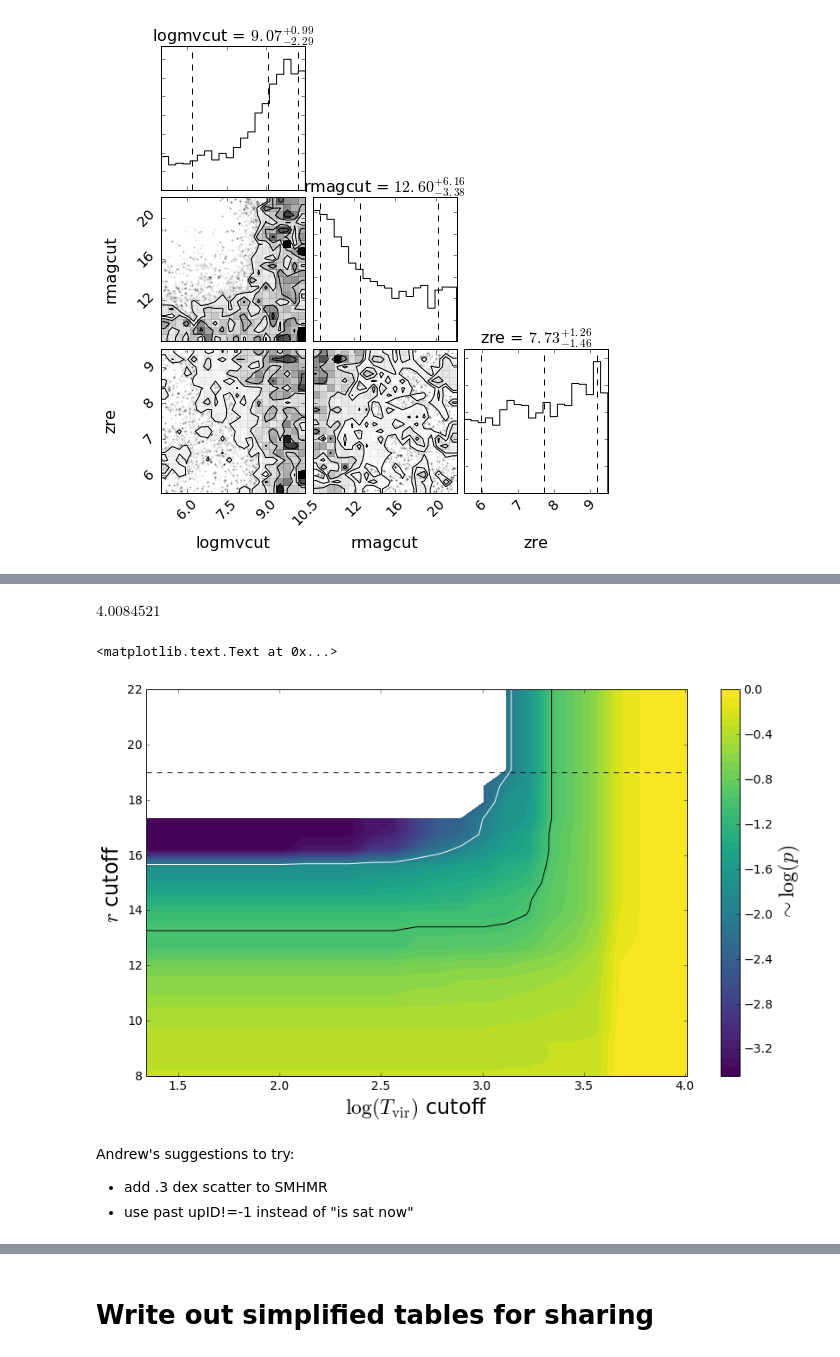
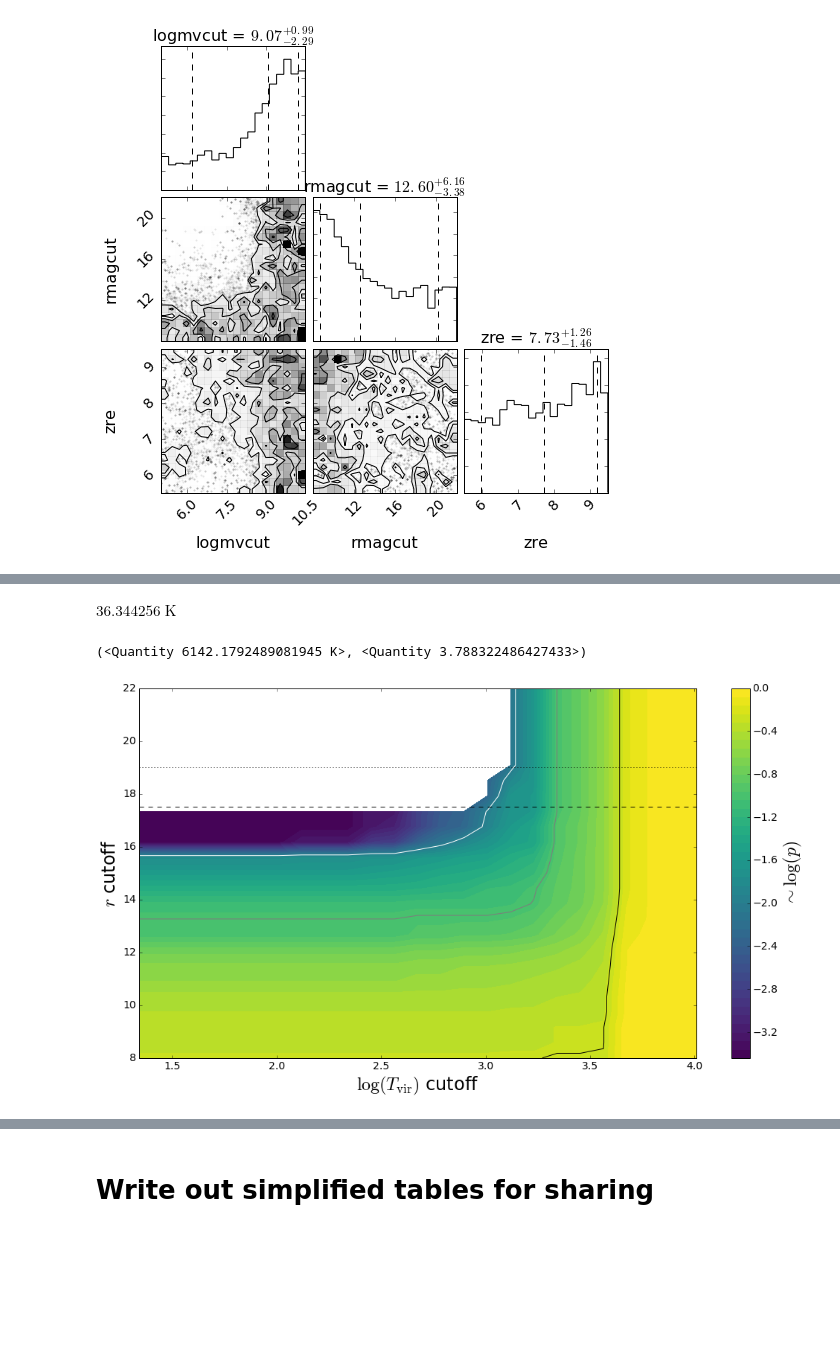
Before and after one commit to eteq/galvis, a Jupyter notebook: Probabilistic Experiments.ipynb, the cells around one changed output, grey strips where cells are left out. Saved outputs shown, nothing was run; the diff lists cells and outputs as text; code cells hidden in the pictures; blank space fills up the shorter version.

```diff
--- a/Probabilistic Experiments.ipynb
+++ b/Probabilistic Experiments.ipynb
@@ -297,23 +346,34 @@ def lmtoltvir(lmvir):
     lrvir = lmvirtolrvir(lmvir)
     vsq = cnst.G * 10**lmvir/10**lrvir * (u.solMass/u.kpc)
     return np.log10((0.6 * cnst.m_p*vsq / 2 / cnst.k_B)/u.K)
-lmtoltvir(9.5)
-# %% [output]
-$4.0084521 \; \mathrm{}$
+# %%
+(0.6*cnst.m_p*(u.km/u.s)**2 / 2 / cnst.k_B).decompose()
+# %% [output]
+$36.344256 \; \mathrm{K}$
+# %%
+def v_to_tvir(v):
+    res = (0.6 * cnst.m_p*v**2 / 2 / cnst.k_B)
+    return res.to(u.K)
+def tvir_to_v(tvir):
+    vsq = (tvir/0.6/cnst.m_p * 2 * cnst.k_B)
+    return (vsq**0.5).to(u.km/u.s)
+#barkana&loeb 99 say Vc~13 km/s is the evaporation vutoff
+tv_cut = v_to_tvir(13*u.km/u.s)
+tv_cut, np.log10(tv_cut/u.K)
+# %% [output]
+(<Quantity 6142.1792489081945 K>, <Quantity 3.788322486427433>)
 # %%
 pish = np.mean(lnl, axis=2)
 pish -= np.max(pish)
 
 plt.contourf(lmtoltvir(lmvg[:,:,0]), rmg[:,:,0], pish, 50)
 plt.colorbar().set_label(r'$\sim \log(p)$', fontsize=24)
-plt.contour(lmtoltvir(lmvg[:,:,0]), rmg[:,:,0], pish, [-2, -1], cmap='Greys')
-plt.axhline(17.5+1.5, c='k', ls='--')
+plt.contour(lmtoltvir(lmvg[:,:,0]), rmg[:,:,0], pish, [-2, -1, np.log10(0.5)], cmap='Greys')
+plt.axhline(17.5+1.5, c='k', ls=':')
+plt.axhline(17.5, c='k', ls='--')
 plt.xlabel(r'$\log(T_{\rm vir})$ cutoff', fontsize=24)
 plt.ylabel(r'$r$ cutoff', fontsize=24)
+plt.tight_layout()
+fig = plt.gcf()
 # %% [output]
-<matplotlib.text.Text at 0x...>
-[figure, old version]
+[figure, new version]
-# %% [markdown]
-Andrew's suggestions to try:
-* add .3 dex scatter to SMHMR
-* use past upID!=-1 instead of "is sat now"
```
Also changed, not shown: parts of 16 cells of this notebook, 6 other files.
